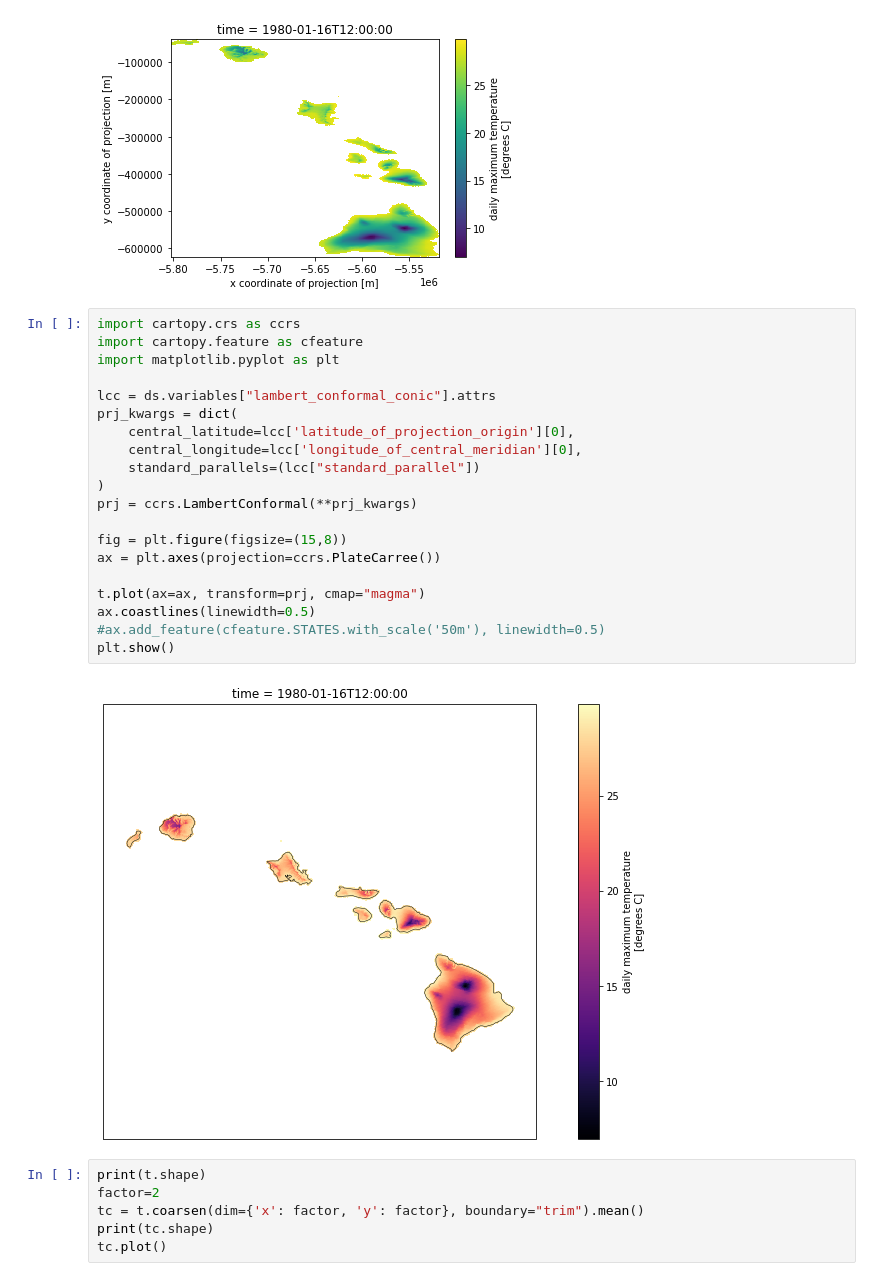
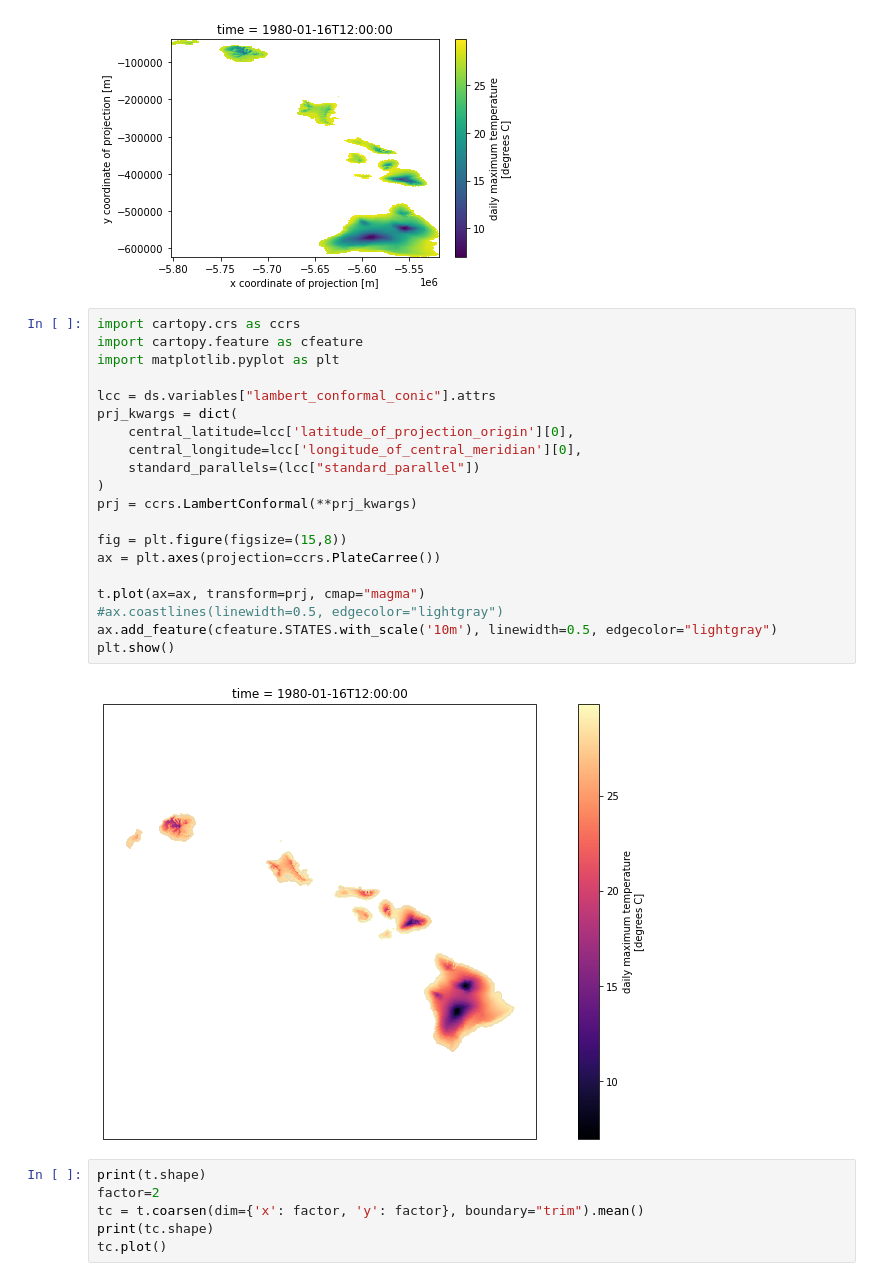
Before and after one commit to mmcfarland/pc-notebook-scratch, a Jupyter notebook: Daymet Hi Zarr.ipynb, the cells around one changed output. Drawn from its saved outputs; the diff is of its cells as text.

```diff
--- a/Daymet Hi Zarr.ipynb
+++ b/Daymet Hi Zarr.ipynb
@@ -95,25 +93,25 @@ t.plot()
 # %%
 import cartopy.crs as ccrs
 import cartopy.feature as cfeature
 import matplotlib.pyplot as plt
 
 lcc = ds.variables["lambert_conformal_conic"].attrs
 prj_kwargs = dict(
     central_latitude=lcc['latitude_of_projection_origin'][0],
     central_longitude=lcc['longitude_of_central_meridian'][0],
     standard_parallels=(lcc["standard_parallel"])
 )
 prj = ccrs.LambertConformal(**prj_kwargs)
 
 fig = plt.figure(figsize=(15,8))
 ax = plt.axes(projection=ccrs.PlateCarree())
 
 t.plot(ax=ax, transform=prj, cmap="magma")
-ax.coastlines(linewidth=0.5)
-#ax.add_feature(cfeature.STATES.with_scale('50m'), linewidth=0.5)
+#ax.coastlines(linewidth=0.5, edgecolor="lightgray")
+ax.add_feature(cfeature.STATES.with_scale('10m'), linewidth=0.5, edgecolor="lightgray")
 plt.show()
 # %% [output]
-[figure, old version]
+[figure, new version]
 # %%
 print(t.shape)
 factor=2
```
Also changed, not shown: parts of 4 cells of this notebook.
